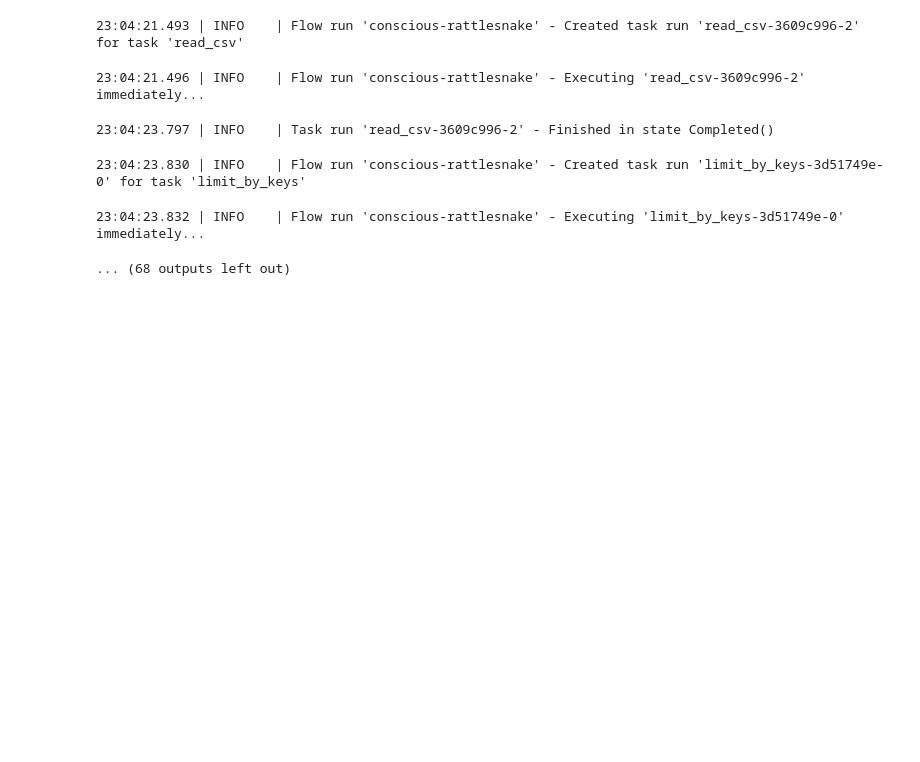
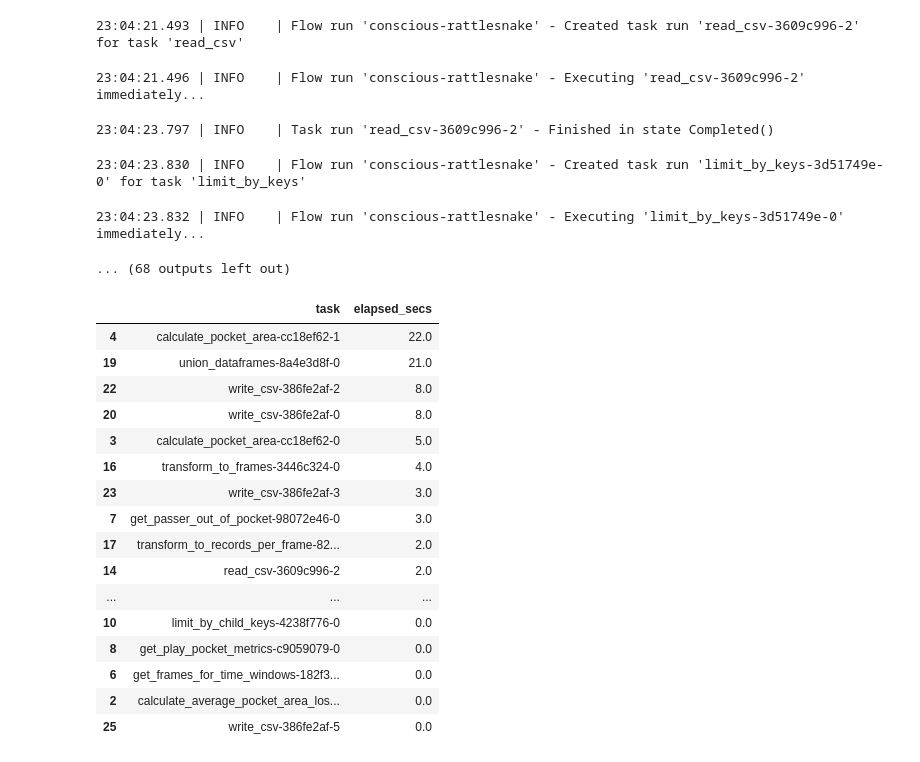
Before and after one commit to vingkan/nflbigdatabowl2023, a Jupyter notebook: notebooks/vinesh/run_pipeline.ipynb, the cells around one changed output. Saved outputs shown, nothing was run; the diff lists cells and outputs as text; code cells hidden in the pictures; blank space fills up the shorter version.

```diff
--- a/notebooks/vinesh/run_pipeline.ipynb
+++ b/notebooks/vinesh/run_pipeline.ipynb
@@ -28,0 +113,40 @@ _ = main_flow(max_games=None, max_plays=None)
+# %%
+import pandas as pd
+
+task_events = [
+    {
+        "time": line.split(" |")[0],
+        "task": line.split("ask run '")[1].split("'")[0],
+        "state": line.split("- ")[1].split(" ")[0],
+    }
+    for line in raw_log.split("\n")
+    if "ask run " in line
+]
+
+df = pd.DataFrame(task_events)
+df_created = df[df.state == "Created"].groupby(["task"]).agg(created=("time", min)).reset_index()
+df_finished = df[df.state == "Finished"].groupby(["task"]).agg(finished=("time", max)).reset_index()
+df_tasks = df_created.merge(df_finished, on=["task"], how="left")
+df_tasks["created_ts"] = df_tasks["created"].apply(pd.Timestamp)
+df_tasks["finished_ts"] = df_tasks["finished"].apply(pd.Timestamp)
+df_tasks["elapsed_secs"] = (df_tasks["finished_ts"] - df_tasks["created_ts"]).astype("timedelta64[s]")
+
+df_tasks[["task", "elapsed_secs"]].sort_values(by=["elapsed_secs"], ascending=[False])
+# %% [output]
+|  | task | elapsed_secs |
+| 4 | calculate_pocket_area-cc18ef62-1 | 22.0 |
+| 19 | union_dataframes-8a4e3d8f-0 | 21.0 |
+| 22 | write_csv-386fe2af-2 | 8.0 |
+| 20 | write_csv-386fe2af-0 | 8.0 |
+| 3 | calculate_pocket_area-cc18ef62-0 | 5.0 |
+| 16 | transform_to_frames-3446c324-0 | 4.0 |
+| 23 | write_csv-386fe2af-3 | 3.0 |
+| 7 | get_passer_out_of_pocket-98072e46-0 | 3.0 |
+| 17 | transform_to_records_per_frame-82... | 2.0 |
+| 14 | read_csv-3609c996-2 | 2.0 |
+| ... | ... | ... |
+| 10 | limit_by_child_keys-4238f776-0 | 0.0 |
+| 8 | get_play_pocket_metrics-c9059079-0 | 0.0 |
+| 6 | get_frames_for_time_windows-182f3... | 0.0 |
+| 2 | calculate_average_pocket_area_los... | 0.0 |
+| 25 | write_csv-386fe2af-5 | 0.0 |
```
Also changed, not shown: parts of 1 cell of this notebook.
